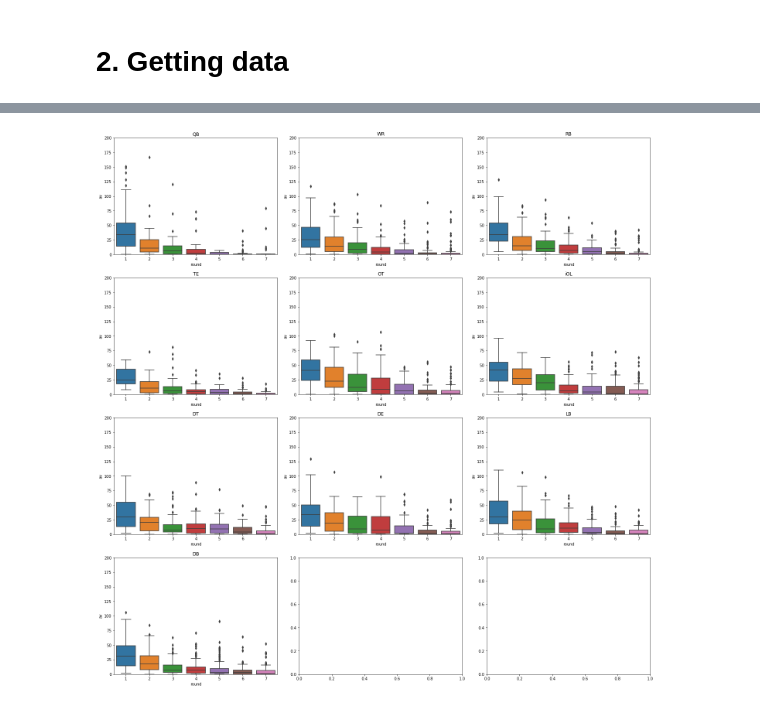
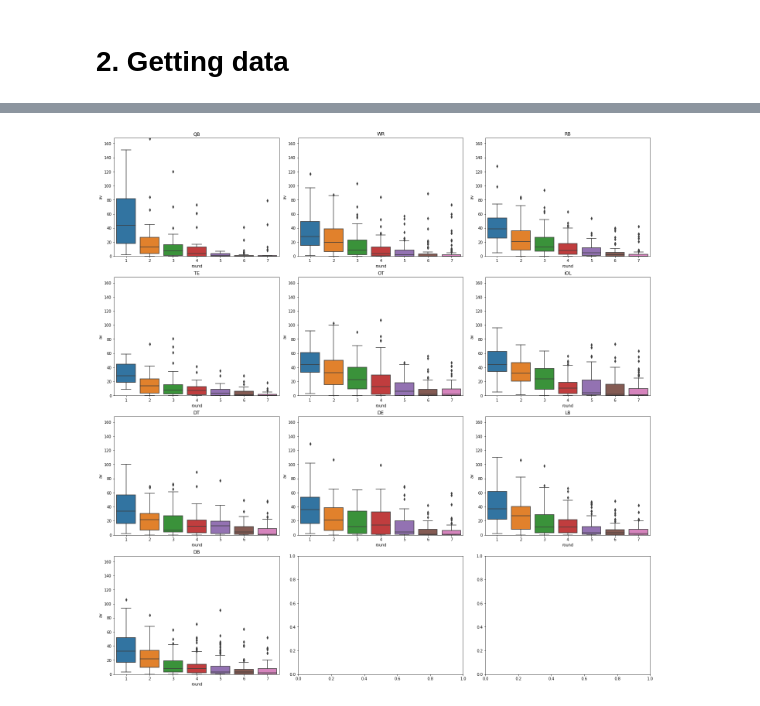
Before and after one commit to joaossmacedo/NFL-Draft-Scraper, a Jupyter notebook: nfl_draft_analysis.ipynb, the cells around one changed output, grey strips where cells are left out. Cells and saved outputs as stored; diff of their text form; code cells hidden in the pictures.

```diff
--- a/nfl_draft_analysis.ipynb
+++ b/nfl_draft_analysis.ipynb
@@ -42,0 +39,13 @@ data
+# %%
+data = pd.read_csv('data/drafted_players.csv')
+
+data = data.query('year > 2000')
+data = data.query('year < 2018')
+
+data['av_by_year'] = data['av'] / data['carrer_duration']
+data['av_by_game'] = data['av'] / data['games']
+
+data['av_by_year'] = data['av_by_year'].replace(np.NaN, 0.)
+data['av_by_game'] = data['av_by_game'].replace(np.NaN, 0.)
+
+data
@@ -114,25 +214,27 @@ sns.boxplot(x="age", y="av", data=data)
 # %%
-def box_plot_round_by_position(positions):
+def box_plot_round_by_position(positions, data, target='av'):
+    max_y = data[target].max() + 1
+
     w = 3
     h = len(positions) / w
     if len(positions) % w != 0:
         h += 1
     h = int(h)
     fig, axs = plt.subplots(h, w, figsize=(20,20), constrained_layout=True)
 
     for i, position in enumerate(positions):
         x = int(i / 3)
         y = i % 3
 
         position_data = data.loc[data['position'] == position]
         ax = axs[x][y]
-        ax.set_ylim([0, 200])
+        ax.set_ylim([0, max_y])
         ax.set_xlim([0, 7])
 
-        sns.boxplot(x="round", y="av", data=position_data, ax=ax).set_title(position)
+        sns.boxplot(x="round", y=target, data=position_data, ax=ax).set_title(position)
 
     plt.show()
 
-box_plot_round_by_position(positions)
+box_plot_round_by_position(positions, data)
 # %% [output]
-[figure, old version]
+[figure, new version]
```
Also changed, not shown: parts of 14 cells of this notebook.
